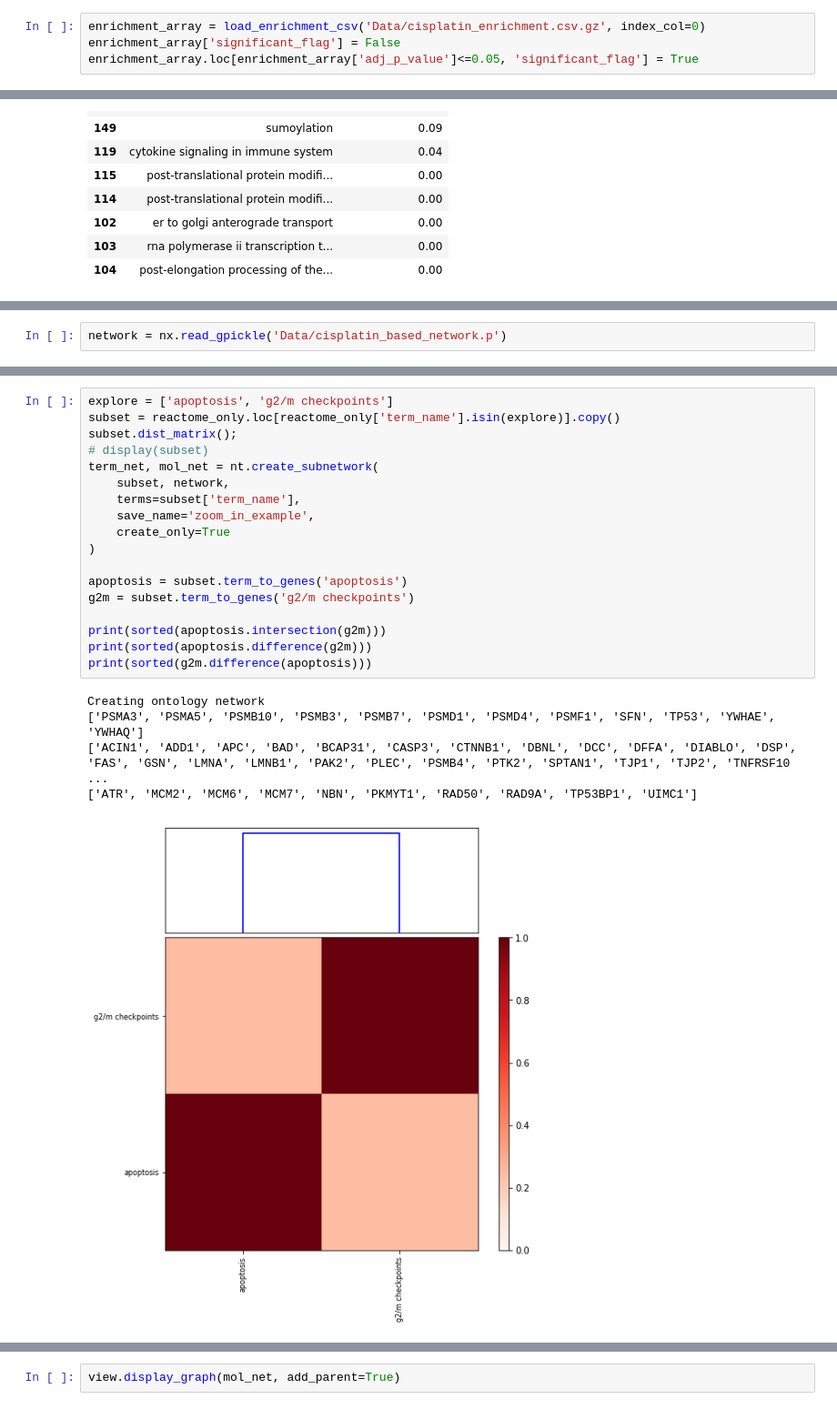
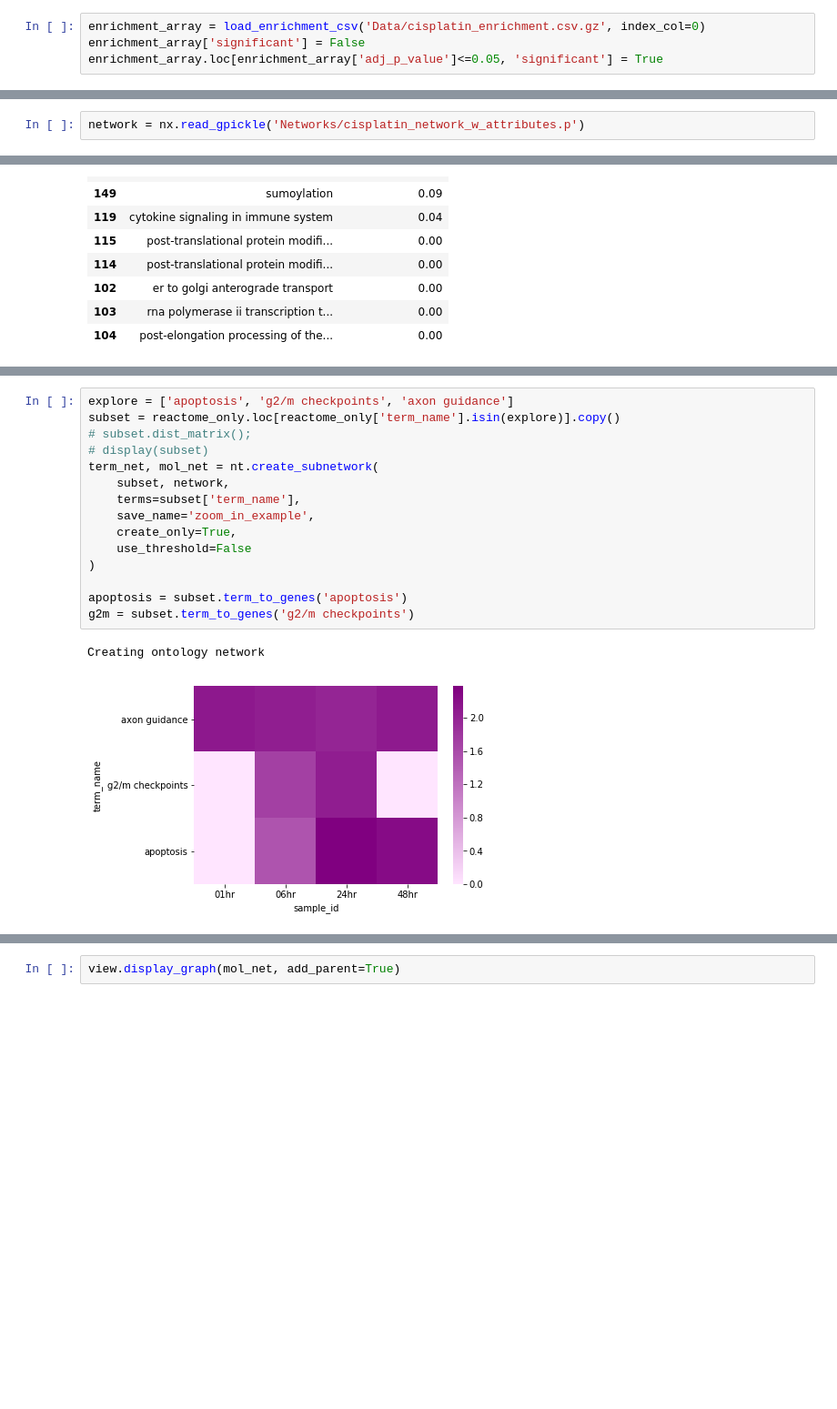
Before and after one commit to LoLab-MSM/MAGINE, a Jupyter notebook: examples/cisplatin/explore_enrichment_analysis.ipynb, the cells around one changed output, grey strips where cells are left out. Shown at 91% size. Drawn from its saved outputs; the diff is of its cells as text; blank space fills up the shorter version.

Commit message:
Updating examples for paper.
Cleaing up cytoscape_view to simplify code. using pandas data frame and batch updates instead of doing them one by one.

```diff
--- a/examples/cisplatin/explore_enrichment_analysis.ipynb
+++ b/examples/cisplatin/explore_enrichment_analysis.ipynb
@@ -23,8 +25,8 @@ from magine.plotting.wordcloud_tools import create_wordcloud
 Here we load in the results from enrichR
 # %%
 enrichment_array = load_enrichment_csv('Data/cisplatin_enrichment.csv.gz', index_col=0)
-enrichment_array['significant_flag'] = False
-enrichment_array.loc[enrichment_array['adj_p_value']<=0.05, 'significant_flag'] = True
+enrichment_array['significant'] = False
+enrichment_array.loc[enrichment_array['adj_p_value']<=0.05, 'significant'] = True
 # %%
 display(enrichment_array.head(5))
 # %% [output]
@@ -377,0 +440,2 @@ heatmap_from_array(test_df, convert_to_log=True, fig_size=(4, 6), linewidths=.05
+# %%
+network = nx.read_gpickle('Networks/cisplatin_network_w_attributes.p')
@@ -456,2 +563,0 @@ Number of rows went from 128 to 100
-# %%
-network = nx.read_gpickle('Data/cisplatin_based_network.p')
@@ -504,24 +603,18 @@ subset = reactome_only.loc[reactome_only['term_name'].isin(hits)].copy()
 # %%
-explore = ['apoptosis', 'g2/m checkpoints']
+explore = ['apoptosis', 'g2/m checkpoints', 'axon guidance']
 subset = reactome_only.loc[reactome_only['term_name'].isin(explore)].copy()
-subset.dist_matrix();
+# subset.dist_matrix();
 # display(subset)
 term_net, mol_net = nt.create_subnetwork(
     subset, network,
     terms=subset['term_name'],
     save_name='zoom_in_example',
-    create_only=True
+    create_only=True,
+    use_threshold=False
 )
 
 apoptosis = subset.term_to_genes('apoptosis')
 g2m = subset.term_to_genes('g2/m checkpoints')
-
-print(sorted(apoptosis.intersection(g2m)))
-print(sorted(apoptosis.difference(g2m)))
-print(sorted(g2m.difference(apoptosis)))
 # %% [output]
 Creating ontology network
-['PSMA3', 'PSMA5', 'PSMB10', 'PSMB3', 'PSMB7', 'PSMD1', 'PSMD4', 'PSMF1', 'SFN', 'TP53', 'YWHAE', 'YWHAQ']
-['ACIN1', 'ADD1', 'APC', 'BAD', 'BCAP31', 'CASP3', 'CTNNB1', 'DBNL', 'DCC', 'DFFA', 'DIABLO', 'DSP', 'FAS', 'GSN', 'LMNA', 'LMNB1', 'PAK2', 'PLEC', 'PSMB4', 'PTK2', 'SPTAN1', 'TJP1', 'TJP2', 'TNFRSF10 ...
-['ATR', 'MCM2', 'MCM6', 'MCM7', 'NBN', 'PKMYT1', 'RAD50', 'RAD9A', 'TP53BP1', 'UIMC1']
-[figure, old version]
+[figure, new version]
```
Also changed, not shown: parts of 44 cells of this notebook, 4 other files.
